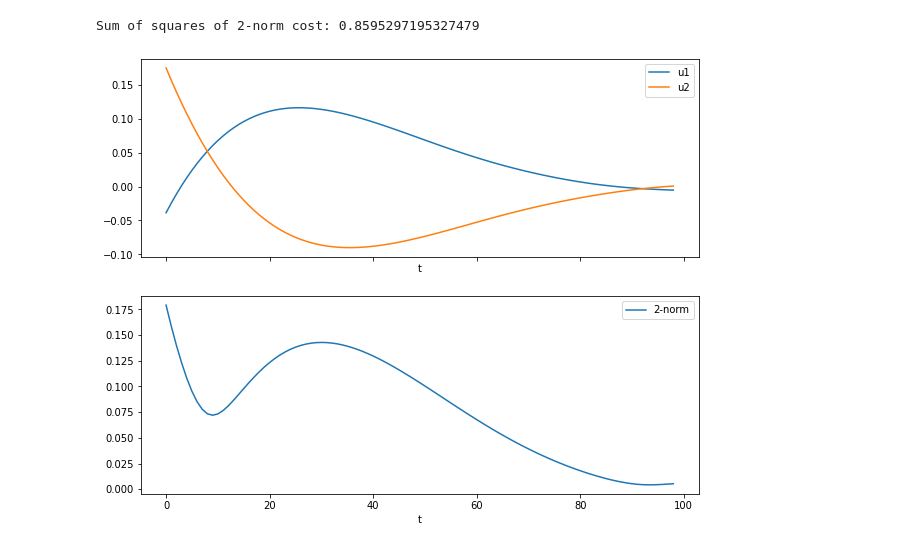
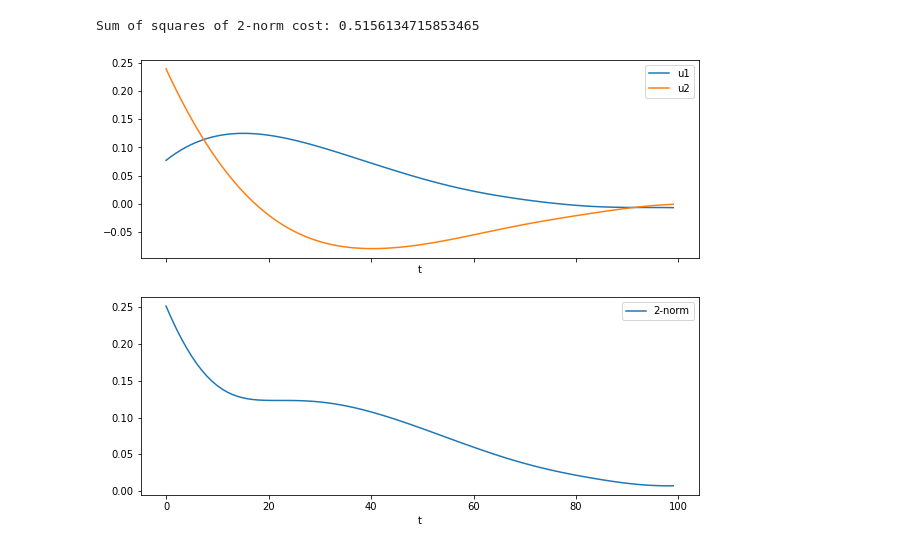
Before and after one commit to abhi74k/convex-optimization, a Jupyter notebook: A16.10_Control with various objectives.ipynb, the cells around one changed output. Cells and saved outputs as stored; diff of their text form; code cells hidden in the pictures.

```diff
--- a/A16.10_Control with various objectives.ipynb
+++ b/A16.10_Control with various objectives.ipynb
@@ -32,35 +34,42 @@ def plot_control(u):
   # Create the figure and subplots
   fig, axs = plt.subplots(nrows=2, ncols=1, sharex=True, figsize=(10, 8))
 
   # Plot the first subplot with u1 on the y-axis
   axs[0].plot(u1, label='u1')
   axs[0].plot(u2, label='u2')
   axs[0].set_xlabel('t')
 
   # Plot the second subplot with u2 on the y-axis
   axs[1].plot(cp.norm2(u, axis=0).value, label='2-norm')
   axs[1].set_xlabel('t')
 
   axs[0].legend()
   axs[1].legend()
   plt.show()
 
 x_final = np.zeros(n)
 
 X = []
 for t in np.arange(T-1, 0, -1):
   X.append(np.linalg.matrix_power(A, t) @ B)
 X = np.hstack(X)
 
 
-u = cp.Variable((2, T-1))
+u = cp.Variable((2, T))
+X = cp.Variable((n, T + 1))
 
-problem = cp.Problem(cp.Minimize(cp.sum_squares(cp.vec(u))), [X @ cp.vec(u) == -np.linalg.matrix_power(A, T) @ x_init])
+constraints = []
+for t in np.arange(1, T + 1):
+  constraints += [X[:, t] == A @ X[:, t-1] + B @ u[:, t - 1]]
+
+constraints += [X[:, 0] == x_init, X[:, T] == x_final]
+
+problem = cp.Problem(cp.Minimize(cp.norm(u) **2), constraints)
 min_cost1 = problem.solve()
 print(f'Sum of squares of 2-norm cost: {min_cost1}')
 
 plot_control(u.value.reshape(2, -1))
 # %% [output]
-Sum of squares of 2-norm cost: 0.8595297195327479
+Sum of squares of 2-norm cost: 0.5156134715853465
-[figure, old version]
+[figure, new version]
 # %%
```
Also changed, not shown: parts of 4 cells of this notebook, 1 other file.
